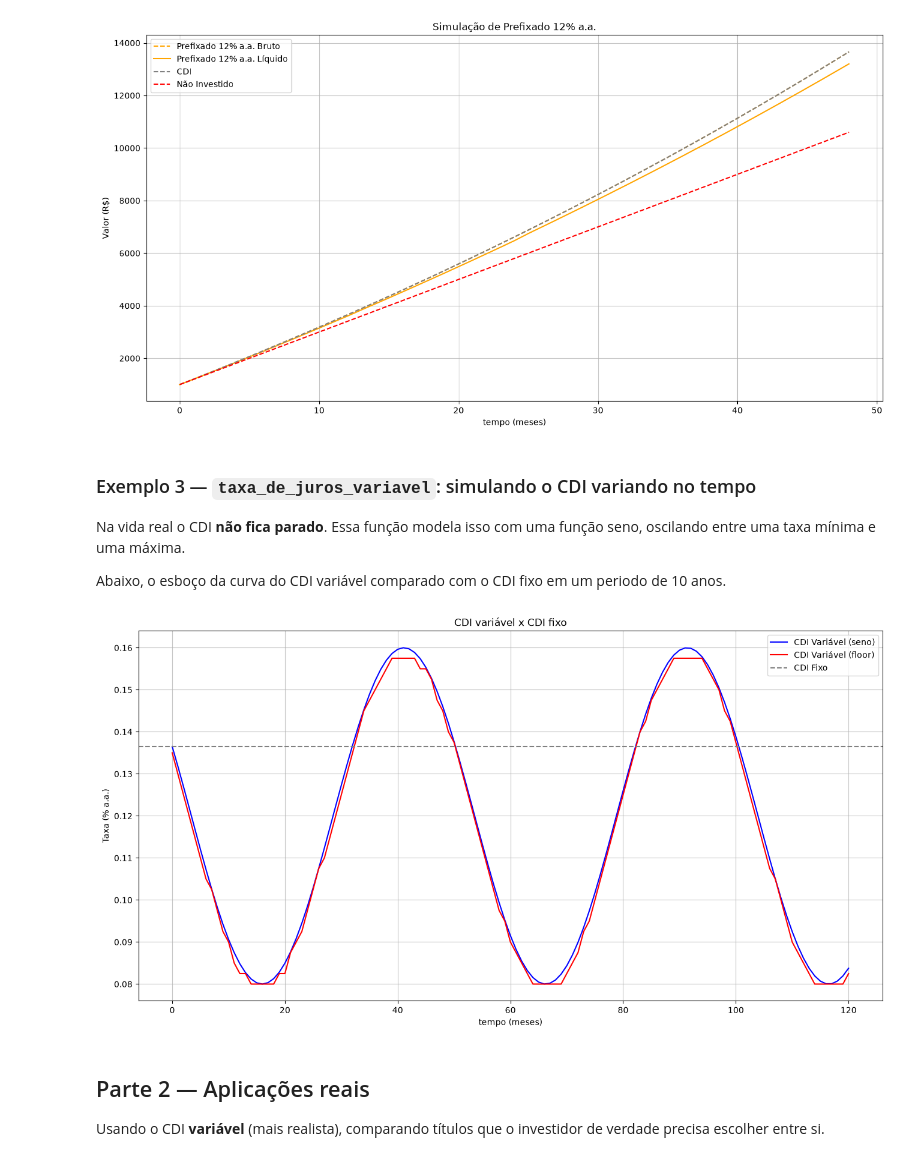
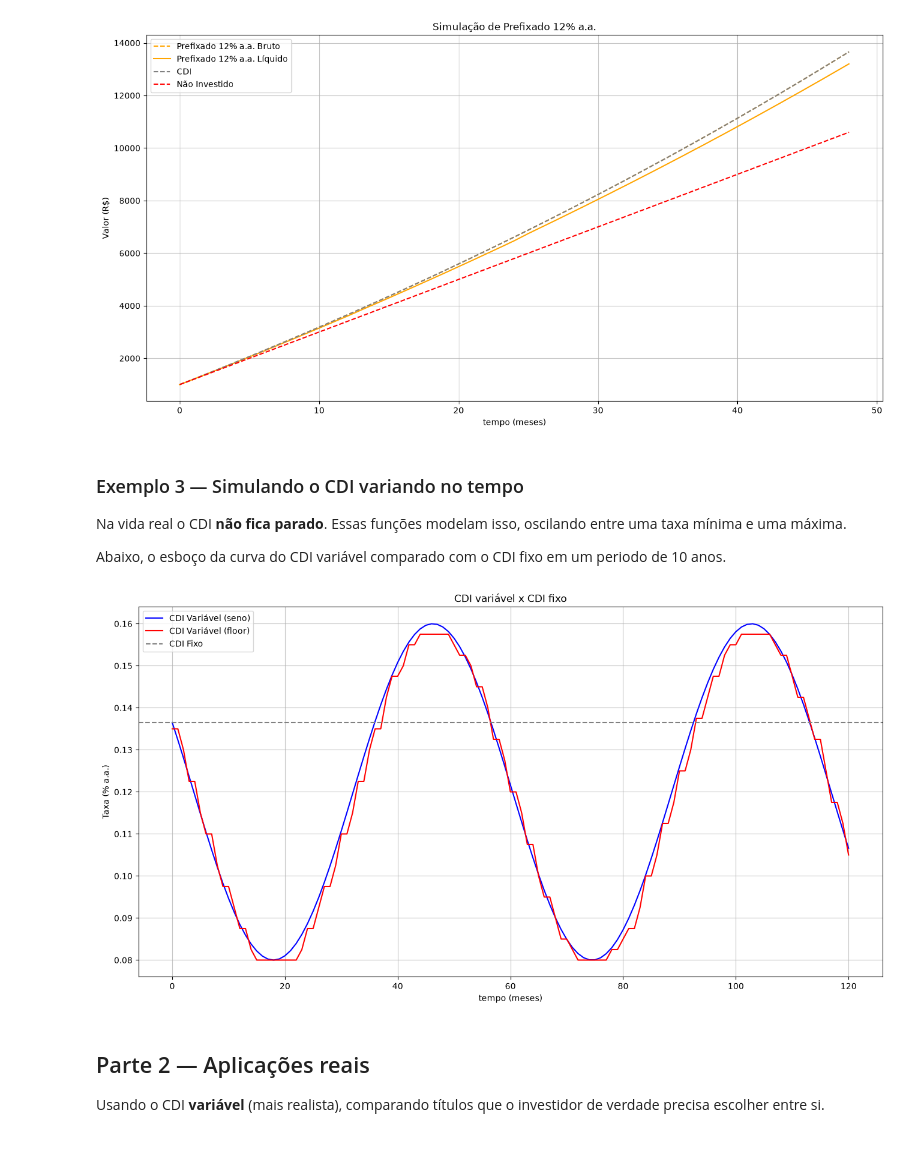
Before and after one commit to saulohpm/simulador-cdi, a Jupyter notebook: notebooks/analises.ipynb, the cells around one changed output. Saved outputs shown, nothing was run; the diff lists cells and outputs as text; code cells hidden in the pictures.

```diff
--- a/notebooks/analises.ipynb
+++ b/notebooks/analises.ipynb
@@ -68,35 +65,35 @@ plotar(Mtitulo_pre, Mtaxa_pre, caixa_pre, Mliq_pre, t_pre, nome="Prefixado 12% a
 # %% [output]
 [figure]
 # %% [markdown]
-### Exemplo 3 — `taxa_de_juros_variavel`: simulando o CDI variando no tempo
+### Exemplo 3 — Simulando o CDI variando no tempo
 
-Na vida real o CDI **não fica parado**. Essa função modela isso com uma função seno, oscilando entre uma taxa mínima e uma máxima.
+Na vida real o CDI **não fica parado**. Essas funções modelam isso, oscilando entre uma taxa mínima e uma máxima.
 
 Abaixo, o esboço da curva do CDI variável comparado com o CDI fixo em um periodo de 10 anos.
 # %%
 periodo = 12 * 10 # 10 anos
 
 t_var = np.arange(periodo + 1)
 
 topo = 0.16 # 16%
 fundo = 0.08 # 8%
 
-cdi_variavel_senoide = modelagem.senoide(cdi_atual, t_var, topo, fundo, "baixa")
-cdi_variavel_floor = modelagem.floor_senoide(cdi_atual, t_var, topo, fundo, "baixa")
+cdi_variavel_senoide = modelagem.senoide(t_var, cdi_atual, topo, fundo, "baixa")
+cdi_variavel_floor = modelagem.floor(t_var, cdi_atual, topo, fundo, "baixa")
 
 plt.figure(figsize=(16, 8))
 plt.plot(t_var, cdi_variavel_senoide, color='blue', label='CDI Variável (seno)')
 plt.plot(t_var, cdi_variavel_floor, color='red', label='CDI Variável (floor)')
 plt.axhline(cdi_atual, color='gray', linestyle='--', label='CDI Fixo')
 
 plt.title("CDI variável x CDI fixo")
 plt.xlabel("tempo (meses)")
 plt.ylabel("Taxa (% a.a.)")
 plt.grid(True, alpha=0.75)
 plt.legend()
 plt.show()
 # %% [output]
-[figure, old version]
+[figure, new version]
 # %% [markdown]
 ## Parte 2 — Aplicações reais
 
```
Also changed, not shown: parts of 10 cells of this notebook, 5 other files.
